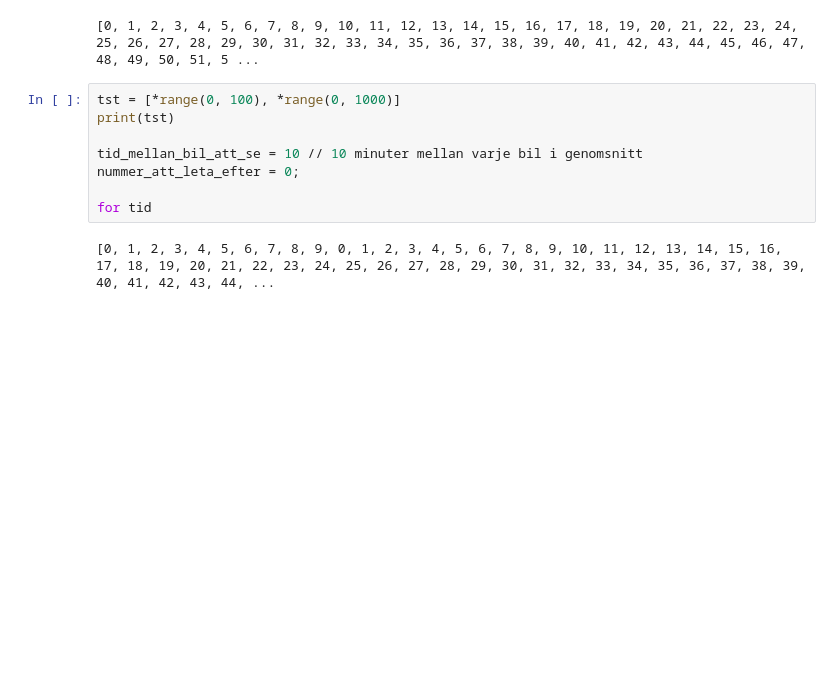
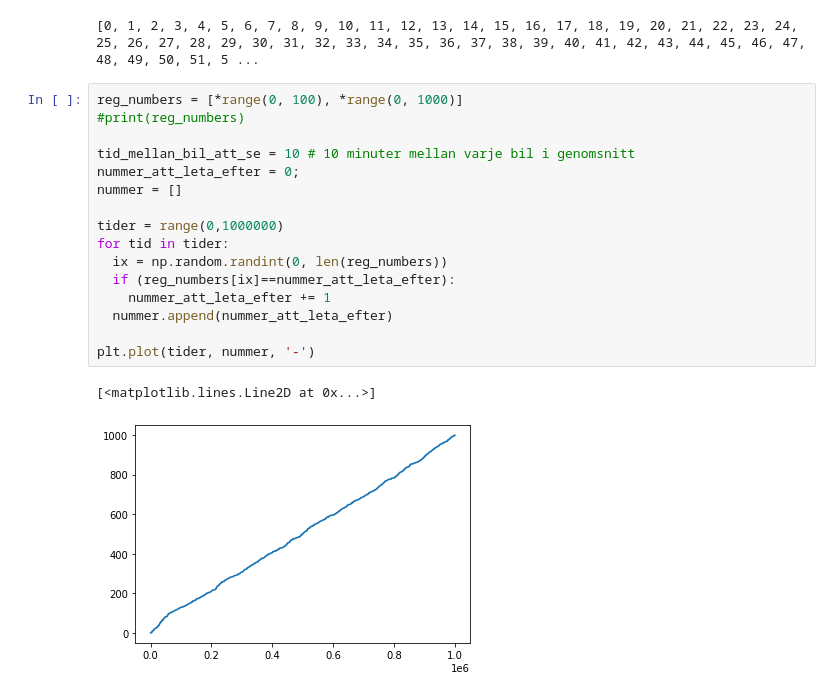
Before and after one commit to quentaurus/EsterFun, a Jupyter notebook: bilnummerlek.ipynb, the cells around one changed output. Saved outputs shown, nothing was run; the diff lists cells and outputs as text; blank space fills up the shorter version.

```diff
--- a/bilnummerlek.ipynb
+++ b/bilnummerlek.ipynb
@@ -22,12 +22,21 @@ print(car_numbers)
 # %% [output]
 [0, 1, 2, 3, 4, 5, 6, 7, 8, 9, 10, 11, 12, 13, 14, 15, 16, 17, 18, 19, 20, 21, 22, 23, 24, 25, 26, 27, 28, 29, 30, 31, 32, 33, 34, 35, 36, 37, 38, 39, 40, 41, 42, 43, 44, 45, 46, 47, 48, 49, 50, 51, 5 ...
 # %%
-tst = [*range(0, 100), *range(0, 1000)]
-print(tst)
+reg_numbers = [*range(0, 100), *range(0, 1000)]
+#print(reg_numbers)
 
-tid_mellan_bil_att_se = 10 // 10 minuter mellan varje bil i genomsnitt
+tid_mellan_bil_att_se = 10 # 10 minuter mellan varje bil i genomsnitt
 nummer_att_leta_efter = 0;
+nummer = []
 
-for tid
+tider = range(0,1000000)
+for tid in tider:
+  ix = np.random.randint(0, len(reg_numbers))
+  if (reg_numbers[ix]==nummer_att_leta_efter):
+    nummer_att_leta_efter += 1
+  nummer.append(nummer_att_leta_efter)
+
+plt.plot(tider, nummer, '-')
 # %% [output]
-[0, 1, 2, 3, 4, 5, 6, 7, 8, 9, 0, 1, 2, 3, 4, 5, 6, 7, 8, 9, 10, 11, 12, 13, 14, 15, 16, 17, 18, 19, 20, 21, 22, 23, 24, 25, 26, 27, 28, 29, 30, 31, 32, 33, 34, 35, 36, 37, 38, 39, 40, 41, 42, 43, 44, ...
+[<matplotlib.lines.Line2D at 0x...>]
+[figure, added]
```
